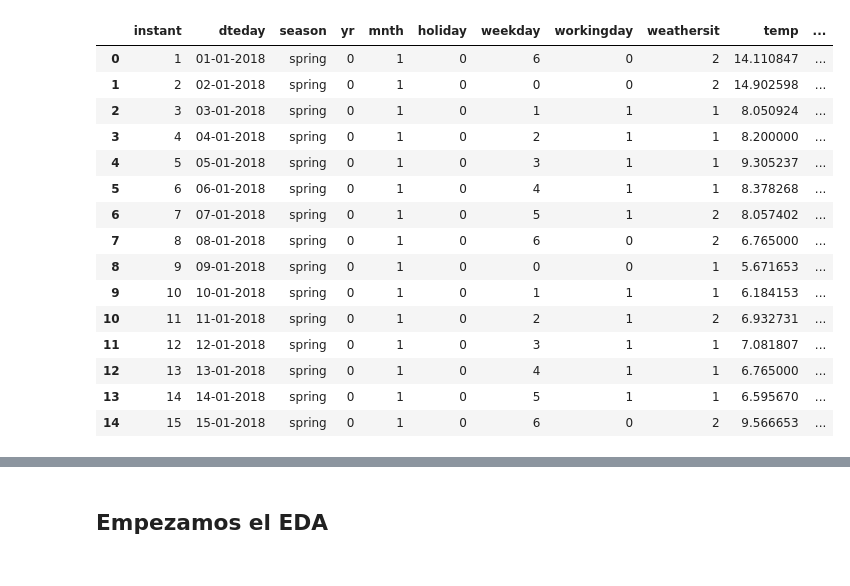
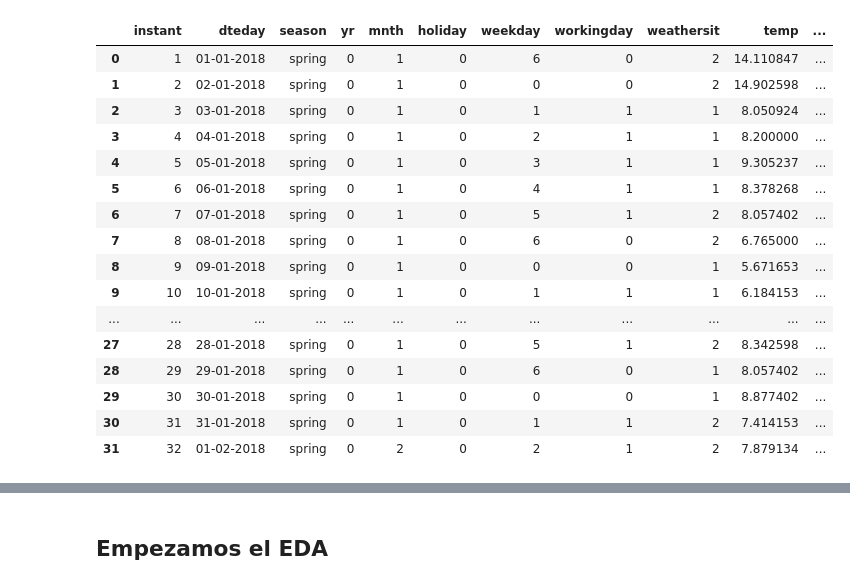
Before and after one commit to Adalab/project-DA-promo-B-modulo-3-team-1, a Jupyter notebook: tratamiento.ipynb, the cells around one changed output, grey strips where cells are left out. Saved outputs shown, nothing was run; the diff lists cells and outputs as text; code cells hidden in the pictures.

```diff
--- a/tratamiento.ipynb
+++ b/tratamiento.ipynb
@@ -6,21 +6,22 @@ import warnings
 warnings.filterwarnings('ignore')
 # %%
 df = pd.read_csv("datos/bikes.csv", index_col=0)
-df.head(15)
+df.head(32)
 # %% [output]
 |  | instant | dteday | season | yr | mnth | holiday | weekday | workingday | weathersit | temp | ... |
 | 0 | 1 | 01-01-2018 | spring | 0 | 1 | 0 | 6 | 0 | 2 | 14.110847 | ... |
 | 1 | 2 | 02-01-2018 | spring | 0 | 1 | 0 | 0 | 0 | 2 | 14.902598 | ... |
 | 2 | 3 | 03-01-2018 | spring | 0 | 1 | 0 | 1 | 1 | 1 | 8.050924 | ... |
 | 3 | 4 | 04-01-2018 | spring | 0 | 1 | 0 | 2 | 1 | 1 | 8.200000 | ... |
 | 4 | 5 | 05-01-2018 | spring | 0 | 1 | 0 | 3 | 1 | 1 | 9.305237 | ... |
 | 5 | 6 | 06-01-2018 | spring | 0 | 1 | 0 | 4 | 1 | 1 | 8.378268 | ... |
 | 6 | 7 | 07-01-2018 | spring | 0 | 1 | 0 | 5 | 1 | 2 | 8.057402 | ... |
 | 7 | 8 | 08-01-2018 | spring | 0 | 1 | 0 | 6 | 0 | 2 | 6.765000 | ... |
 | 8 | 9 | 09-01-2018 | spring | 0 | 1 | 0 | 0 | 0 | 1 | 5.671653 | ... |
 | 9 | 10 | 10-01-2018 | spring | 0 | 1 | 0 | 1 | 1 | 1 | 6.184153 | ... |
-| 10 | 11 | 11-01-2018 | spring | 0 | 1 | 0 | 2 | 1 | 2 | 6.932731 | ... |
-| 11 | 12 | 12-01-2018 | spring | 0 | 1 | 0 | 3 | 1 | 1 | 7.081807 | ... |
-| 12 | 13 | 13-01-2018 | spring | 0 | 1 | 0 | 4 | 1 | 1 | 6.765000 | ... |
-| 13 | 14 | 14-01-2018 | spring | 0 | 1 | 0 | 5 | 1 | 1 | 6.595670 | ... |
-| 14 | 15 | 15-01-2018 | spring | 0 | 1 | 0 | 6 | 0 | 2 | 9.566653 | ... |
+| ... | ... | ... | ... | ... | ... | ... | ... | ... | ... | ... | ... |
+| 27 | 28 | 28-01-2018 | spring | 0 | 1 | 0 | 5 | 1 | 2 | 8.342598 | ... |
+| 28 | 29 | 29-01-2018 | spring | 0 | 1 | 0 | 6 | 0 | 1 | 8.057402 | ... |
+| 29 | 30 | 30-01-2018 | spring | 0 | 1 | 0 | 0 | 0 | 1 | 8.877402 | ... |
+| 30 | 31 | 31-01-2018 | spring | 0 | 1 | 0 | 1 | 1 | 2 | 7.414153 | ... |
+| 31 | 32 | 01-02-2018 | spring | 0 | 2 | 0 | 2 | 1 | 2 | 7.879134 | ... |
```
Also changed, not shown: parts of 24 cells of this notebook, 1 other file.
